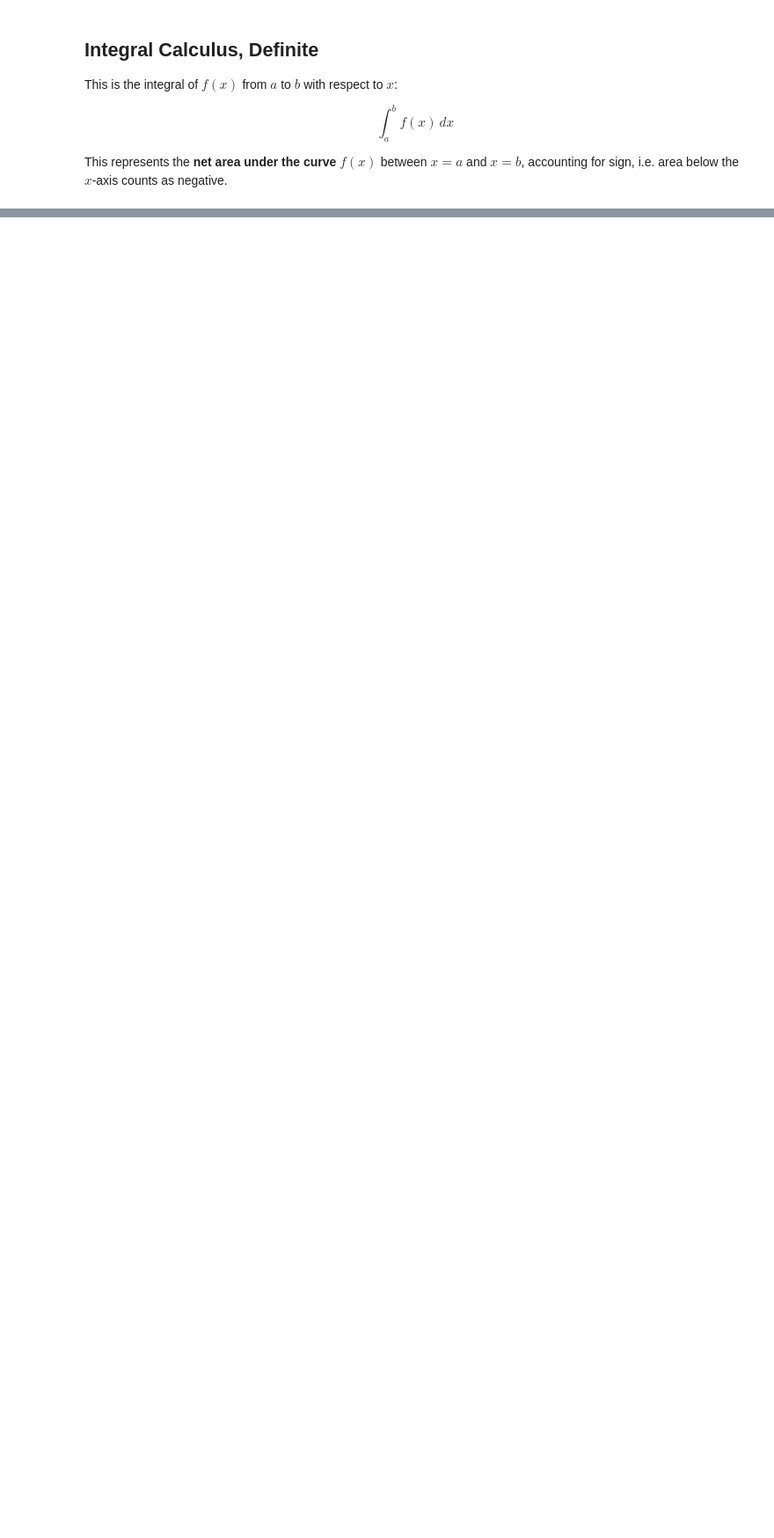
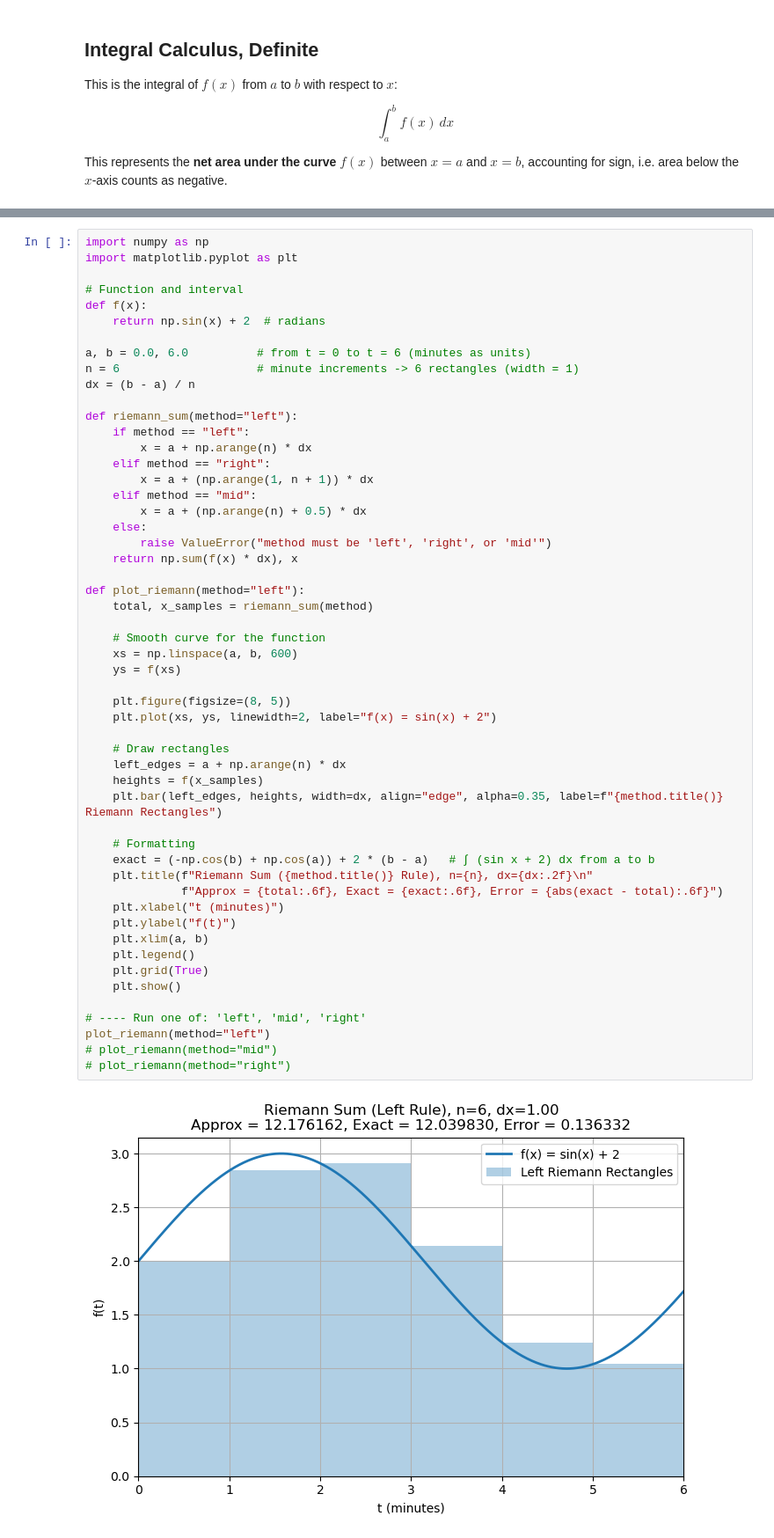
Before and after one commit to sebekj/MIT-Linear-Algebra, a Jupyter notebook: Khan Academy Calculus.ipynb, the cells around one changed output, grey strips where cells are left out. Shown at 88% size. Drawn from its saved outputs; the diff is of its cells as text; blank space fills up the shorter version.

```diff
--- a/Khan Academy Calculus.ipynb
+++ b/Khan Academy Calculus.ipynb
@@ -1908,0 +1913,55 @@ plt.show()
+# %%
+import numpy as np
+import matplotlib.pyplot as plt
+
+# Function and interval
+def f(x):
+    return np.sin(x) + 2  # radians
+
+a, b = 0.0, 6.0          # from t = 0 to t = 6 (minutes as units)
+n = 6                    # minute increments -> 6 rectangles (width = 1)
+dx = (b - a) / n
+
+def riemann_sum(method="left"):
+    if method == "left":
+        x = a + np.arange(n) * dx
+    elif method == "right":
+        x = a + (np.arange(1, n + 1)) * dx
+    elif method == "mid":
+        x = a + (np.arange(n) + 0.5) * dx
+    else:
+        raise ValueError("method must be 'left', 'right', or 'mid'")
+    return np.sum(f(x) * dx), x
+
+def plot_riemann(method="left"):
+    total, x_samples = riemann_sum(method)
+
+    # Smooth curve for the function
+    xs = np.linspace(a, b, 600)
+    ys = f(xs)
+
+    plt.figure(figsize=(8, 5))
+    plt.plot(xs, ys, linewidth=2, label="f(x) = sin(x) + 2")
+
+    # Draw rectangles
+    left_edges = a + np.arange(n) * dx
+    heights = f(x_samples)
+    plt.bar(left_edges, heights, width=dx, align="edge", alpha=0.35, label=f"{method.title()} Riemann Rectangles")
+
+    # Formatting
+    exact = (-np.cos(b) + np.cos(a)) + 2 * (b - a)   # ∫ (sin x + 2) dx from a to b
+    plt.title(f"Riemann Sum ({method.title()} Rule), n={n}, dx={dx:.2f}\n"
+              f"Approx = {total:.6f}, Exact = {exact:.6f}, Error = {abs(exact - total):.6f}")
+    plt.xlabel("t (minutes)")
+    plt.ylabel("f(t)")
+    plt.xlim(a, b)
+    plt.legend()
+    plt.grid(True)
+    plt.show()
+
+# ---- Run one of: 'left', 'mid', 'right'
+plot_riemann(method="left")
+# plot_riemann(method="mid")
+# plot_riemann(method="right")
+# %% [output]
+[figure, added]
```
Also changed, not shown: parts of 9 cells of this notebook.
